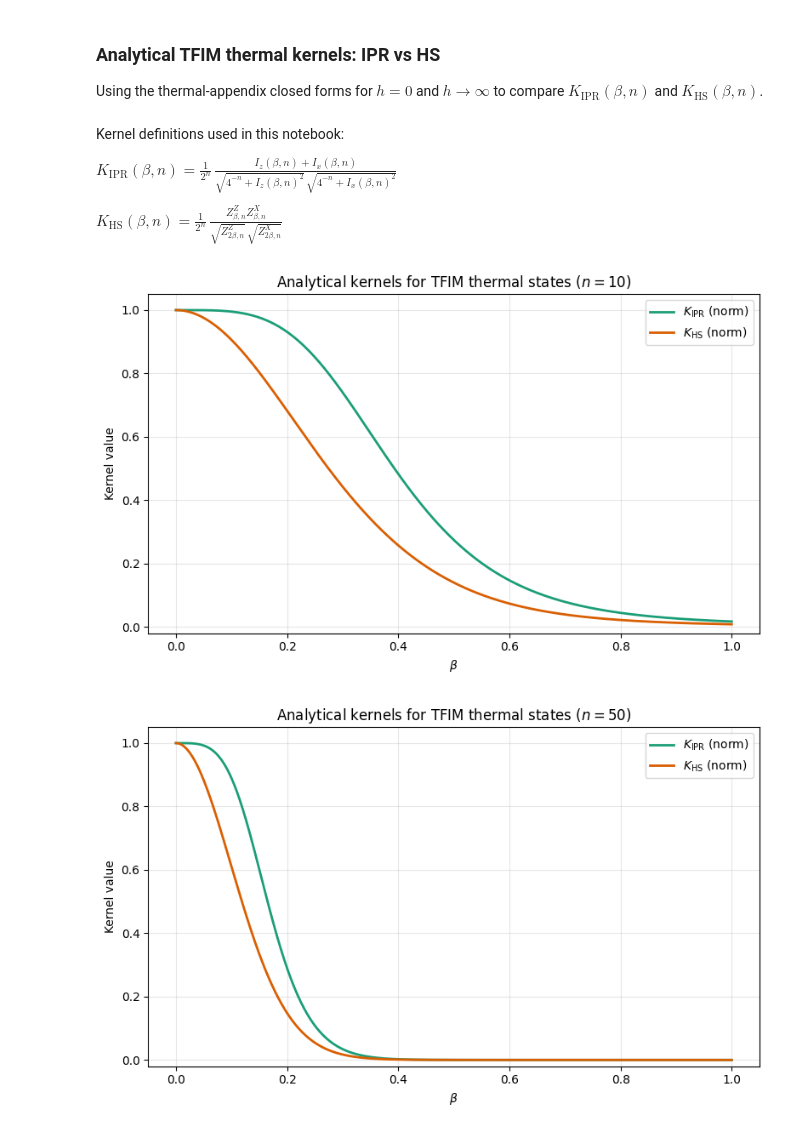
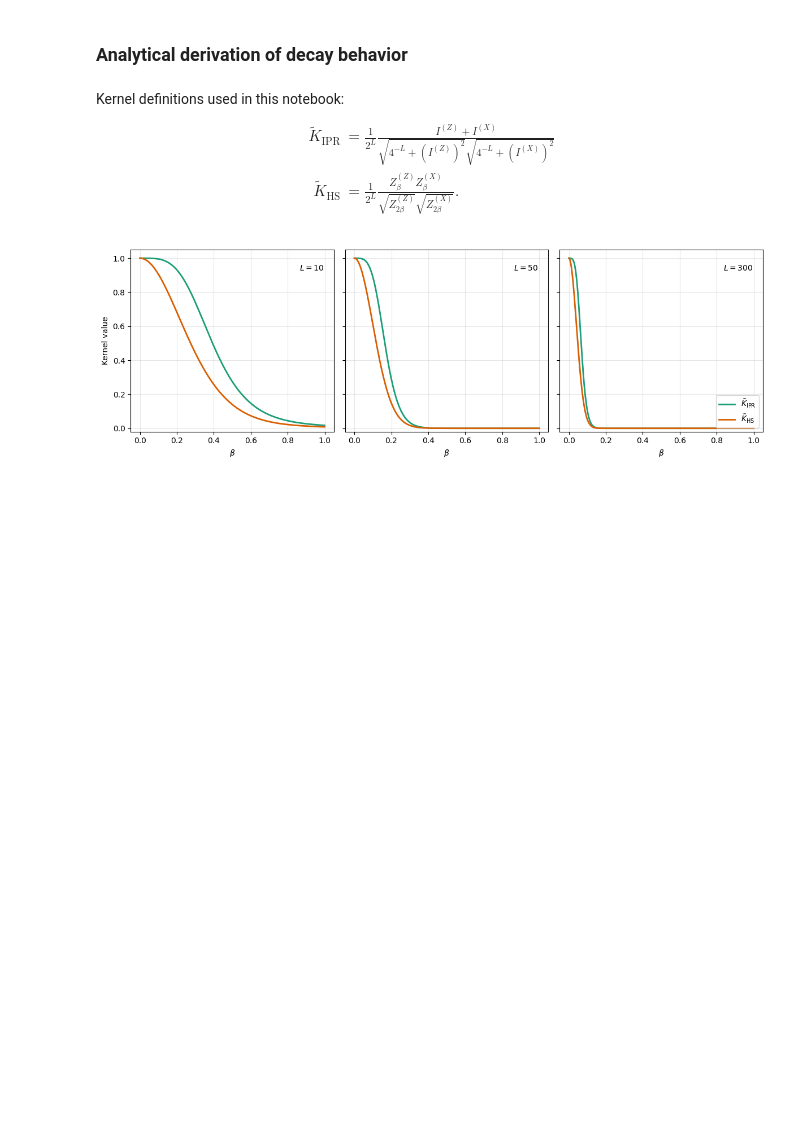
Before and after one commit to clemensLin/IPR-Kernel, a Jupyter notebook: Paper Analysis/Analytical kernel/Analytical kernel comparison.ipynb, the cells around one changed output. Drawn from its saved outputs; the diff is of its cells as text; code cells hidden in the pictures; blank space fills up the shorter version.

```diff
--- a/Paper Analysis/Analytical kernel/Analytical kernel comparison.ipynb
+++ b/Paper Analysis/Analytical kernel/Analytical kernel comparison.ipynb
@@ -1,12 +1,13 @@
 # %% [markdown]
-### Analytical TFIM thermal kernels: IPR vs HS
-Using the thermal-appendix closed forms for $h=0$ and $h \rightarrow \infty$ to compare $K_{\text{IPR}}(\beta,n)$ and $K_{\text{HS}}(\beta,n)$.
+### Analytical derivation of decay behavior
 # %% [markdown]
 Kernel definitions used in this notebook:
-
-$K_{\mathrm{IPR}}(\beta,n)=\frac{1}{2^n}\,\frac{I_z(\beta,n)+I_x(\beta,n)}{\sqrt{4^{-n}+I_z(\beta,n)^2}\,\sqrt{4^{-n}+I_x(\beta,n)^2}}$
-
-$K_{\mathrm{HS}}(\beta,n)=\frac{1}{2^n}\,\frac{Z^Z_{\beta,n}Z^X_{\beta,n}}{\sqrt{Z^Z_{2\beta,n}}\,\sqrt{Z^X_{2\beta,n}}}$
+$$
+\begin{aligned}
+\tilde{K}_{\mathrm{IPR}} &= \frac{1}{2^L}\frac{I^{(Z)} + I^{(X)}}{\sqrt{4^{-L} + \left(I^{(Z)}\right)^2}\sqrt{4^{-L} + \left(I^{(X)}\right)^2}} \\
+\tilde{K}_{\mathrm{HS}}  &= \frac{1}{2^L}\frac{Z^{(Z)}_\beta Z^{(X)}_\beta}{\sqrt{Z^{(Z)}_{2\beta}}\sqrt{Z^{(X)}_{2\beta}}}.
+\end{aligned}
+$$
 # %%
 import numpy as np
 import matplotlib.pyplot as plt
@@ -102,15 +86,11 @@ def plot_analytic_kernels(
     plt.show()
 # %%
-for n_val in [10, 50, 300]:
-    plot_analytic_kernels(
-        n=n_val,
-        beta_min=0.0,
-        beta_max=1.0,
-        n_beta=500,
-        show_approximations=False,
-        show_ipr_bound=False,
-        show_title=True,
-    )
+plot_analytic_kernels(
+    L_values=(10, 50, 300),
+    beta_min=0.0,
+    beta_max=1.0,
+    n_beta=500,
+    save_path=Path("Paper plot analytical kernel") / "analytical_kernel_comparison.png",
+)
 # %% [output]
-[figure, old version]
+[figure, new version]
-[figure, removed]
```
Also changed, not shown: parts of 2 cells of this notebook, 12 other files.
